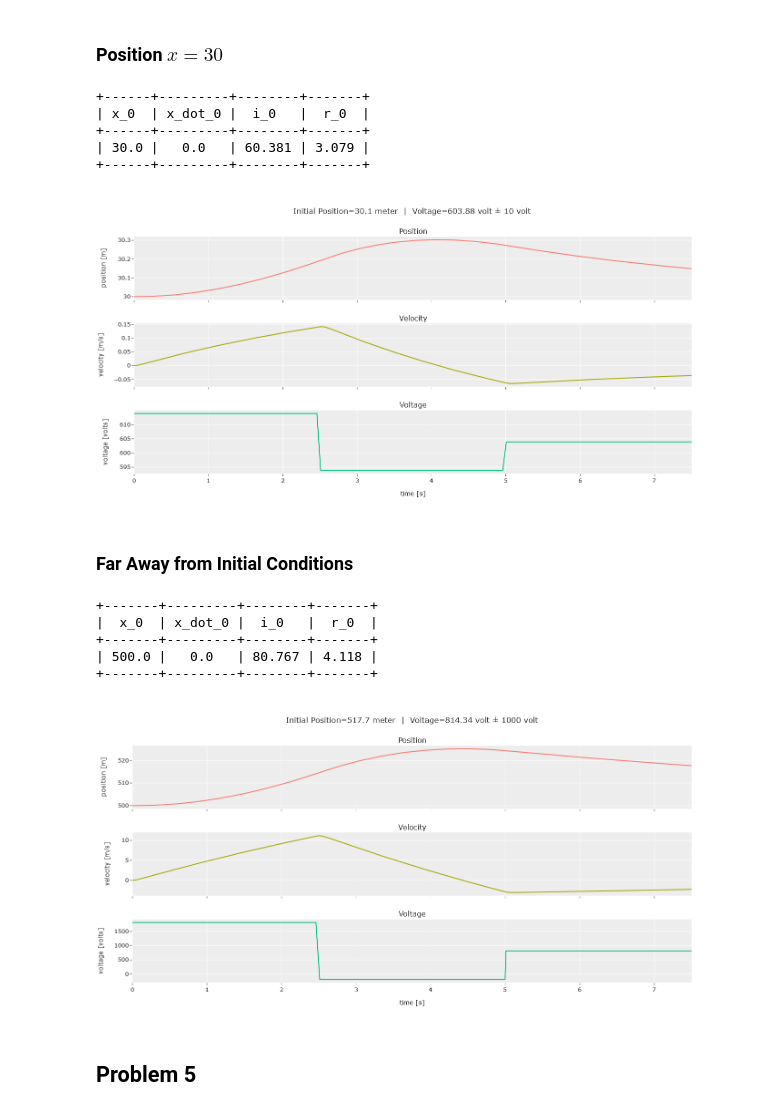
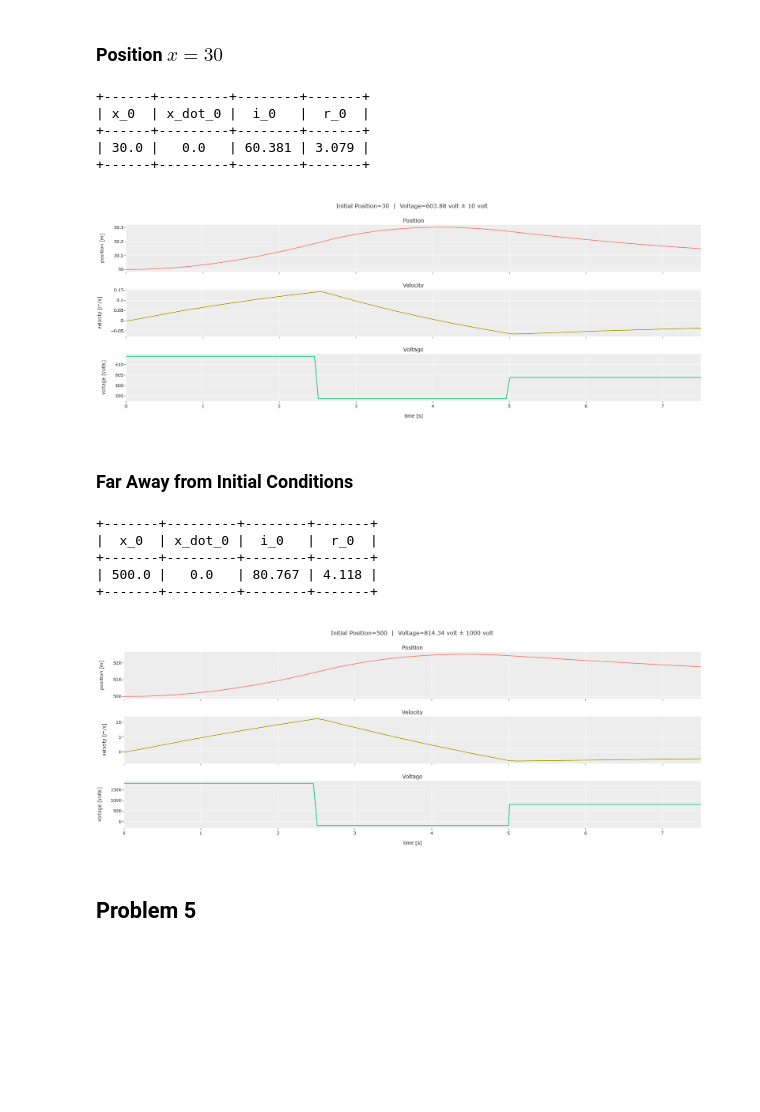
Before and after one commit to mschrader15/AEM591-Projects, a Jupyter notebook: project-1/Project_1.ipynb, the cells around one changed output. Saved outputs shown, nothing was run; the diff lists cells and outputs as text; code cells hidden in the pictures; blank space fills up the shorter version.

```diff
--- a/project-1/Project_1.ipynb
+++ b/project-1/Project_1.ipynb
@@ -476,8 +472,6 @@ The $\mathcal{O}$ matrix row rank is equal to $n$, so the system is fully observ
 Simulate the nonlinear system with a doublet input for 𝑣 about  ̄𝑣 for initial conditions close and
 far from the three equilibrium points from part 2, but including 𝑡. Use a doublet magnitude
 which keeps the elevator velocity reasonable.
-# %%
-x = [0, 15, 30]
 # %%
 def nonlinear_analysis(x: int, doublet_magnitude: float, i_0: pint.Quantity = None, dynamic_doublet: bool = True):
 
@@ -584,7 +578,8 @@ def linear_analysis(x, doublet_magnitude, method='ivp', i_0: float = 0, ):
                               doublet_c=doublet_magnitude,
                               doublet_d_t=doublet_dt)
 
-    x0 = np.array([elevator.x.magnitude, 0, i_0 or elevator.i_bar.magnitude, elevator.r_bar.magnitude])
+    x0 = np.array([elevator.x.magnitude, 0,
+                  i_0 or elevator.i_bar.magnitude, elevator.r_bar.magnitude])
 
     pretty_print(x0, headers=['x_0', 'x_dot_0', 'i_0', 'r_0'])
 
@@ -617,7 +612,7 @@ def linear_analysis(x, doublet_magnitude, method='ivp', i_0: float = 0, ):
 
     fig.update_layout(
         showlegend=False,
-        title=f"Initial Position={round(elevator.x, 1)}  |  Voltage={round(elevator.v_bar, 2)} ± {round(elevator.doublet_c, 2)}",
+        title=f"Initial Position={round(x, 1)}  |  Voltage={round(elevator.v_bar, 2)} ± {round(elevator.doublet_c, 2)}",
         height=700,
         width=1000,
         xaxis3=dict(title="time [s]"),
@@ -654,15 +647,14 @@ linear_analysis(x, doublet_magnitude=10)
 # %% [markdown]
 ### Position $x = 30$
 # %%
-x = 30
-linear_analysis(x, doublet_magnitude=10)
+linear_analysis(30, doublet_magnitude=10)
 # %% [output]
 +------+---------+--------+-------+
 | x_0  | x_dot_0 |  i_0   |  r_0  |
 +------+---------+--------+-------+
 | 30.0 |   0.0   | 60.381 | 3.079 |
 +------+---------+--------+-------+
-[figure, old version]
+[figure, new version]
 # %% [markdown]
 ### Far Away from Initial Conditions
 # %%
@@ -673,7 +665,7 @@ linear_analysis(x_far, doublet_magnitude=v_far)
 +-------+---------+--------+-------+
 | 500.0 |   0.0   | 80.767 | 4.118 |
 +-------+---------+--------+-------+
-[figure, old version]
+[figure, new version]
 # %% [markdown]
 ## Problem 5
 # %% [markdown]
```
Also changed, not shown: parts of 18 cells of this notebook.
